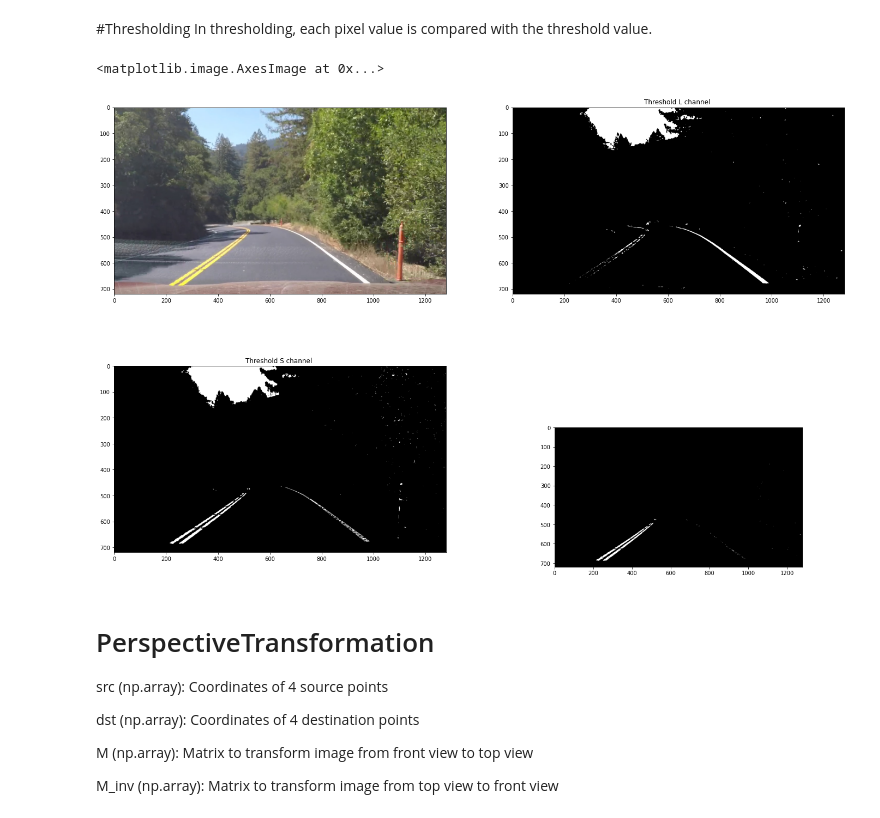
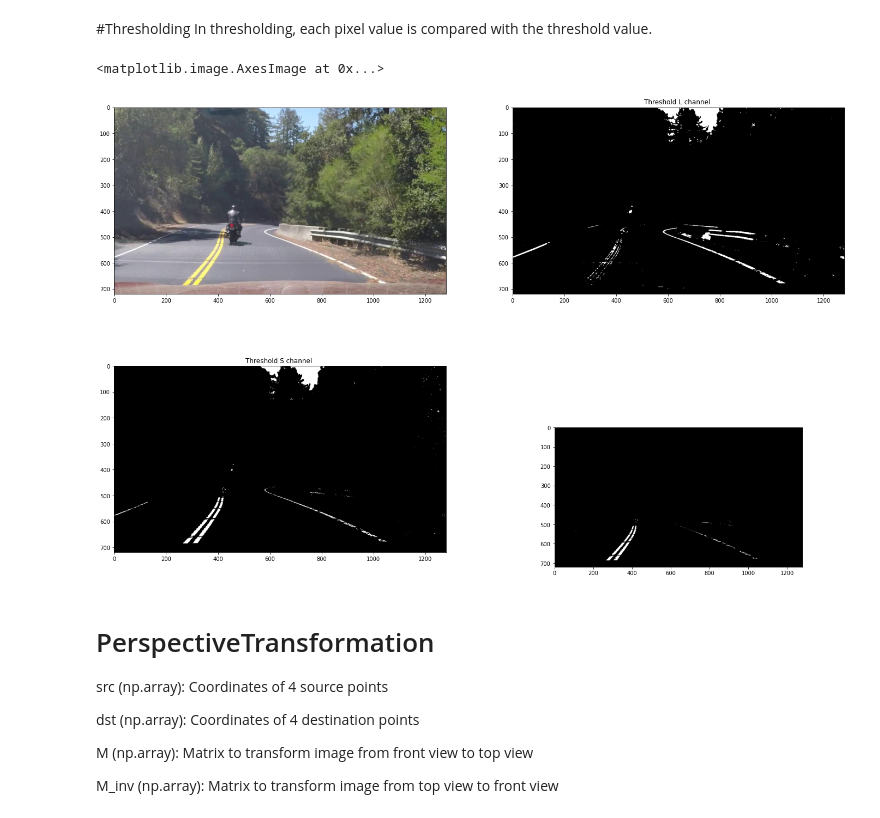
Before and after one commit to MohamedAbdelAzeem/Lane-Detection, a Jupyter notebook: Lane_Detection.ipynb, the cells around one changed output. Drawn from its saved outputs; the diff is of its cells as text; code cells hidden in the pictures.

```diff
--- a/Lane_Detection.ipynb
+++ b/Lane_Detection.ipynb
@@ -111,41 +112,41 @@ def threshold_abs(img, lo, hi):
 #original image
 f = plt.figure(figsize=(24, 16))
 ax1 = f.add_subplot(2, 2, 1)
-ax1.imshow(images2[1])
+ax1.imshow(images2[2])
 
 
 #convert to HLS
-hls = cv2.cvtColor(images2[1], cv2.COLOR_RGB2HLS)
-hsv = cv2.cvtColor(images2[1], cv2.COLOR_RGB2HSV)
+hls = cv2.cvtColor(images2[2], cv2.COLOR_RGB2HLS)
+hsv = cv2.cvtColor(images2[2], cv2.COLOR_RGB2HSV)
 h_channel = hls[:,:,0]
 l_channel = hls[:,:,1]
 s_channel = hls[:,:,2]
 v_channel = hsv[:,:,2]
 
+#apply threshold
 thresh_Lchannel =  threshold_rel(l_channel, 0.8, 1.0)
 thresh_Lchannel2 =  threshold_rel(s_channel, 0.8, 1.0)
 
-
-#show image
+#show images after threshold
 ax2 = f.add_subplot(2, 2, 2)
 ax2.imshow(thresh_Lchannel, vmin=0, vmax=255, cmap='gray')
 ax2.title.set_text('Threshold L channel ')
 
 #show image
 ax3 = f.add_subplot(2, 2, 3)
 ax3.imshow(thresh_Lchannel2, vmin=0, vmax=255, cmap='gray')
 ax3.title.set_text('Threshold S channel ')
 
 
 res = threshold_abs(h_channel, 20, 30)
-res &= threshold_rel(s_channel, 0.7, 1.0)
+res &= threshold_rel(s_channel, 0.8, 1.0)
 
 
 ax4 = f.add_subplot(3 ,2, 6)
 ax4.imshow(res, vmin=0, vmax=255, cmap='gray')
 # %% [output]
 <matplotlib.image.AxesImage at 0x...>
-[figure, old version]
+[figure, new version]
 # %% [markdown]
 # PerspectiveTransformation
 
```
Also changed, not shown: parts of 4 cells of this notebook.
